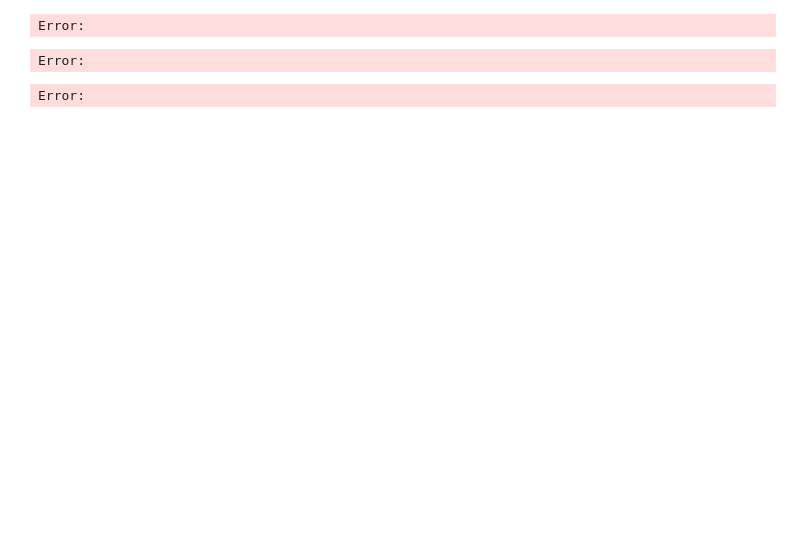
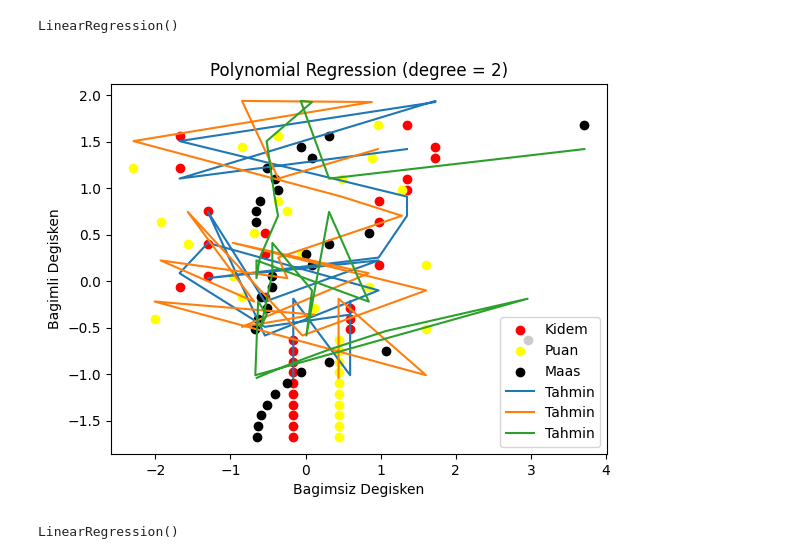
Before and after one commit to mustafayaliniz/Machine_Learning_Archive, a Jupyter notebook: r2_squared.ipynb, the cells around one changed output. Saved outputs shown, nothing was run; the diff lists cells and outputs as text; code cells hidden in the pictures; blank space fills up the shorter version.

```diff
--- a/r2_squared.ipynb
+++ b/r2_squared.ipynb
@@ -28,26 +63,41 @@ Error:
 # %%
+# Veriyi Standart olceklendir
 from sklearn.preprocessing import StandardScaler
 sc = StandardScaler()
+X= sc.fit_transform(X)
+Y = sc.fit_transform(Y)
-# %% [output]
-Error:
-# %%
-X = sc.fit_transform(X)
-Y = sc.fit_transform(Y)
-# %% [output]
-Error:
 # %%
-# Polynoimal olarak veriyi egit
+# Polynoimal olarak veriyi egit (derece= 3)
 from sklearn.preprocessing import PolynomialFeatures
 from sklearn.linear_model import LinearRegression
 from matplotlib import pyplot as plt
 lr = LinearRegression()
-pol = PolynomialFeatures(degree = 4)
+pol = PolynomialFeatures(degree = 2)
 X_pol = pol.fit_transform(X)
 lr.fit(X_pol,Y)
-poly = lr.predict(X_pol)
-poly = poly.astype(int)
-poly = pd.DataFrame(poly,columns=['ID_Poly'])
-data_poly = pd.concat([data, poly], axis=1)
-data_poly
 # %% [output]
-Error:
+LinearRegression()
+# %%
+# Polynomial Regression Predict (degree= 2)
+plt.scatter(X[:,0:1],Y,color='red',label='Kidem')
+plt.scatter(X[:,1:2],Y,color='yellow',label='Puan')
+plt.scatter(X[:,2:],Y,color='black',label='Maas')
+plt.plot(X,lr.predict(X_pol),label='Tahmin')
+plt.legend()
+plt.xlabel('Bagimsiz Degisken')
+plt.ylabel('Bagimli Degisken')
+plt.title('Polynomial Regression (degree = 2)')
+plt.show()
+# %% [output]
+[figure, added]
+# %%
+# Polynoimal olarak veriyi egit (derece= 4)
+from sklearn.preprocessing import PolynomialFeatures
+from sklearn.linear_model import LinearRegression
+from matplotlib import pyplot as plt
+lr1 = LinearRegression()
+pol = PolynomialFeatures(degree = 4)
+X_pol = pol.fit_transform(X)
+lr1.fit(X_pol,Y)
+# %% [output]
+LinearRegression()
```
Also changed, not shown: parts of 15 cells of this notebook.
